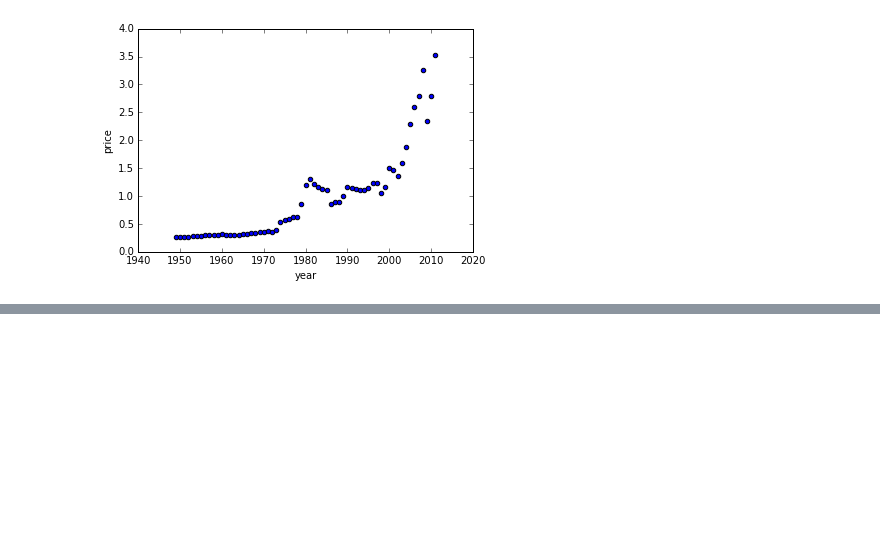
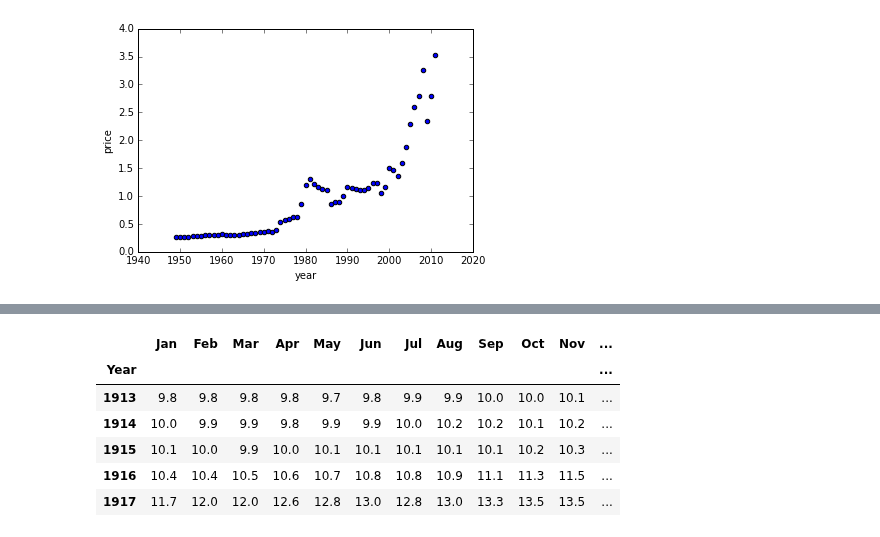
Before and after one commit to LutherCSMiller/project2-loutan01, a Jupyter notebook: Gas prices adjusted for inflation.ipynb, the cells around one changed output, grey strips where cells are left out. Saved outputs shown, nothing was run; the diff lists cells and outputs as text; code cells hidden in the pictures; blank space fills up the shorter version.

```diff
--- a/Gas prices adjusted for inflation.ipynb
+++ b/Gas prices adjusted for inflation.ipynb
@@ -187,0 +210,6 @@ df.plot(x='year', y = 'price', kind='scatter')
+# %%
+cols=list(data)
+cols.remove('Year')
+cols.remove('HALF1')
+cols.remove('HALF2')
+cols
@@ -187,0 +229,3 @@ df.plot(x='year', y = 'price', kind='scatter')
+# %%
+data["Average"]=data[cols].mean(axis=1)
+data.head()
@@ -187,0 +239,11 @@ df.plot(x='year', y = 'price', kind='scatter')
+# %%
+cpi=data.set_index(keys="Year")
+cpi.head()
+# %% [output]
+|  | Jan | Feb | Mar | Apr | May | Jun | Jul | Aug | Sep | Oct | Nov | ... |
+| Year |  |  |  |  |  |  |  |  |  |  |  | ... |
+| 1913 | 9.8 | 9.8 | 9.8 | 9.8 | 9.7 | 9.8 | 9.9 | 9.9 | 10.0 | 10.0 | 10.1 | ... |
+| 1914 | 10.0 | 9.9 | 9.9 | 9.8 | 9.9 | 9.9 | 10.0 | 10.2 | 10.2 | 10.1 | 10.2 | ... |
+| 1915 | 10.1 | 10.0 | 9.9 | 10.0 | 10.1 | 10.1 | 10.1 | 10.1 | 10.1 | 10.2 | 10.3 | ... |
+| 1916 | 10.4 | 10.4 | 10.5 | 10.6 | 10.7 | 10.8 | 10.8 | 10.9 | 11.1 | 11.3 | 11.5 | ... |
+| 1917 | 11.7 | 12.0 | 12.0 | 12.6 | 12.8 | 13.0 | 12.8 | 13.0 | 13.3 | 13.5 | 13.5 | ... |
```
Also changed, not shown: parts of 12 cells of this notebook.
